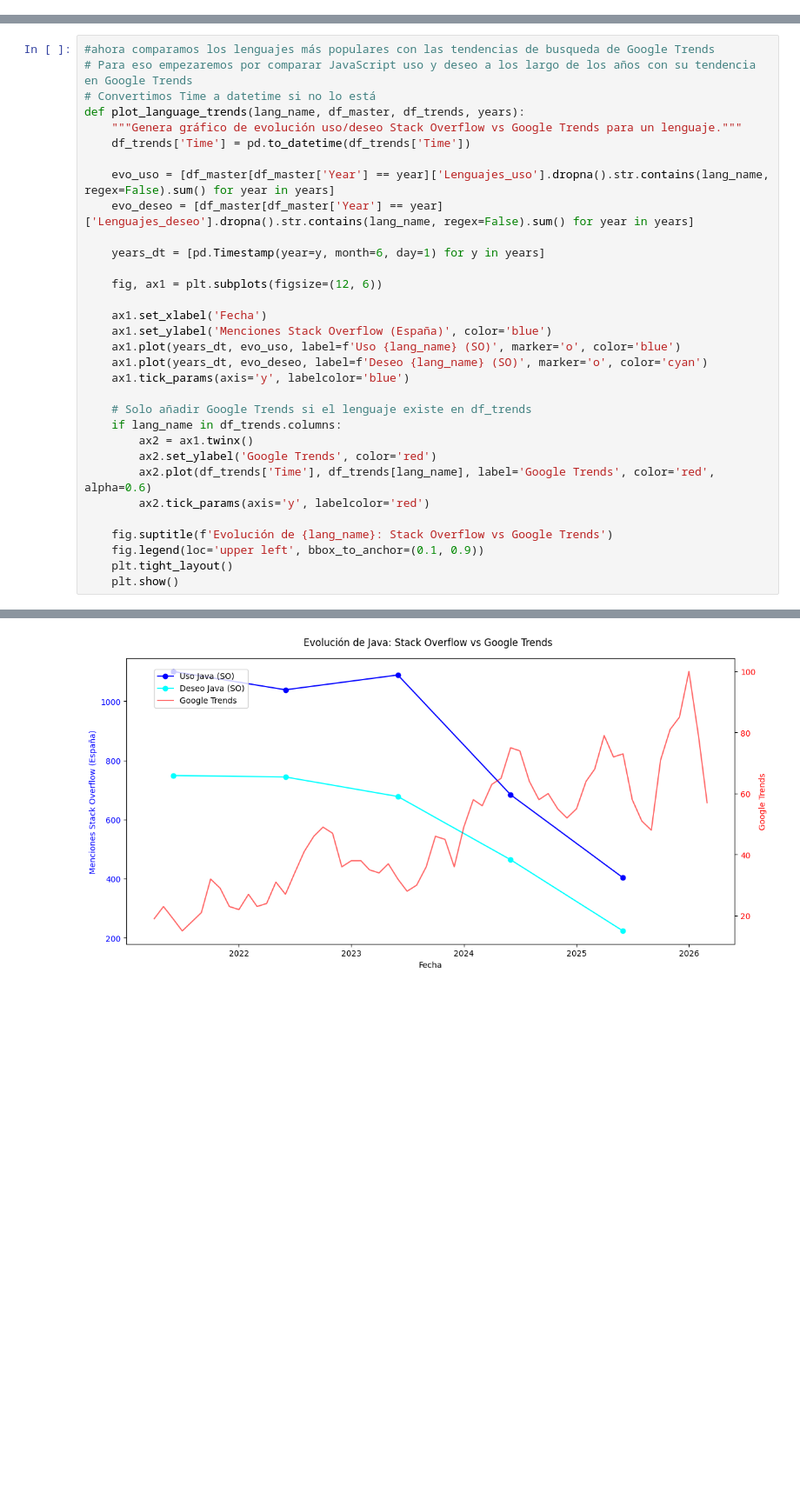
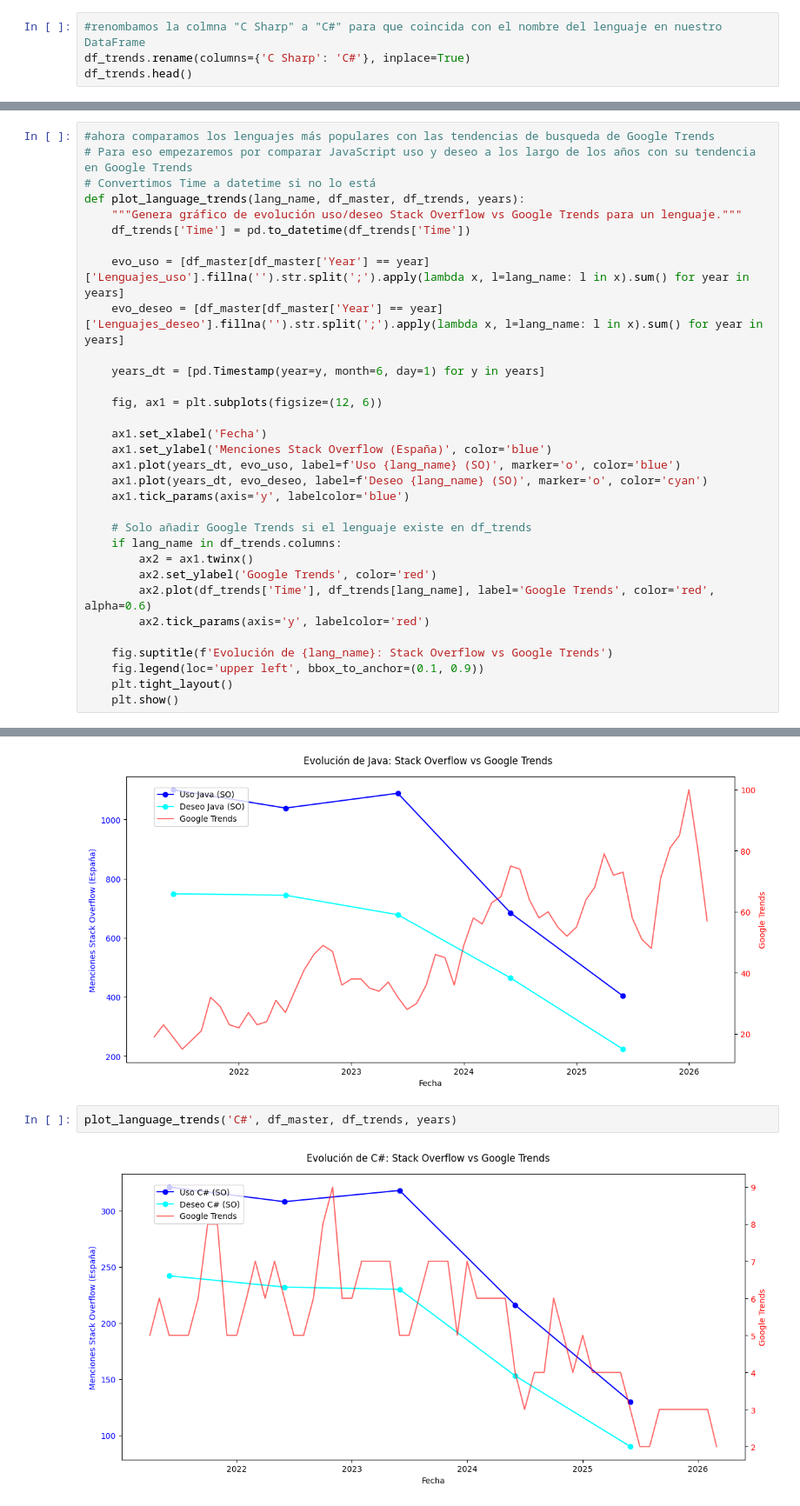
Before and after one commit to jlalonsoredon/EDA-programacion-tendencias, a Jupyter notebook: analisis-Stack-Overflow.ipynb, the cells around one changed output, grey strips where cells are left out. Shown at 87% size. Drawn from its saved outputs; the diff is of its cells as text; blank space fills up the shorter version.

```diff
--- a/analisis-Stack-Overflow.ipynb
+++ b/analisis-Stack-Overflow.ipynb
@@ -334,3 +324,7 @@ df_trends.head()
 | 2 | 2021-06-01 | 15 | 7 | 27 | 12 | 0 | 19 | 5 | 6 |
 | 3 | 2021-07-01 | 14 | 7 | 25 | 9 | 0 | 15 | 5 | 5 |
 | 4 | 2021-08-01 | 11 | 6 | 24 | 7 | 0 | 18 | 5 | 6 |
+# %%
+#renombamos la colmna "C Sharp" a "C#" para que coincida con el nombre del lenguaje en nuestro DataFrame
+df_trends.rename(columns={'C Sharp': 'C#'}, inplace=True)
+df_trends.head()
@@ -532,8 +515,8 @@ def plot_language_trends(lang_name, df_master, df_trends, years):
     """Genera gráfico de evolución uso/deseo Stack Overflow vs Google Trends para un lenguaje."""
     df_trends['Time'] = pd.to_datetime(df_trends['Time'])
 
-    evo_uso = [df_master[df_master['Year'] == year]['Lenguajes_uso'].dropna().str.contains(lang_name, regex=False).sum() for year in years]
-    evo_deseo = [df_master[df_master['Year'] == year]['Lenguajes_deseo'].dropna().str.contains(lang_name, regex=False).sum() for year in years]
+    evo_uso = [df_master[df_master['Year'] == year]['Lenguajes_uso'].fillna('').str.split(';').apply(lambda x, l=lang_name: l in x).sum() for year in years]
+    evo_deseo = [df_master[df_master['Year'] == year]['Lenguajes_deseo'].fillna('').str.split(';').apply(lambda x, l=lang_name: l in x).sum() for year in years]
 
     years_dt = [pd.Timestamp(year=y, month=6, day=1) for y in years]
 
@@ -580,3 +563,7 @@ plot_language_trends('TypeScript', df_master, df_trends, years)
 plot_language_trends('Java', df_master, df_trends, years)
 # %% [output]
 [figure]
+# %%
+plot_language_trends('C#', df_master, df_trends, years)
+# %% [output]
+[figure, added]
```
Also changed, not shown: parts of 8 cells of this notebook.
